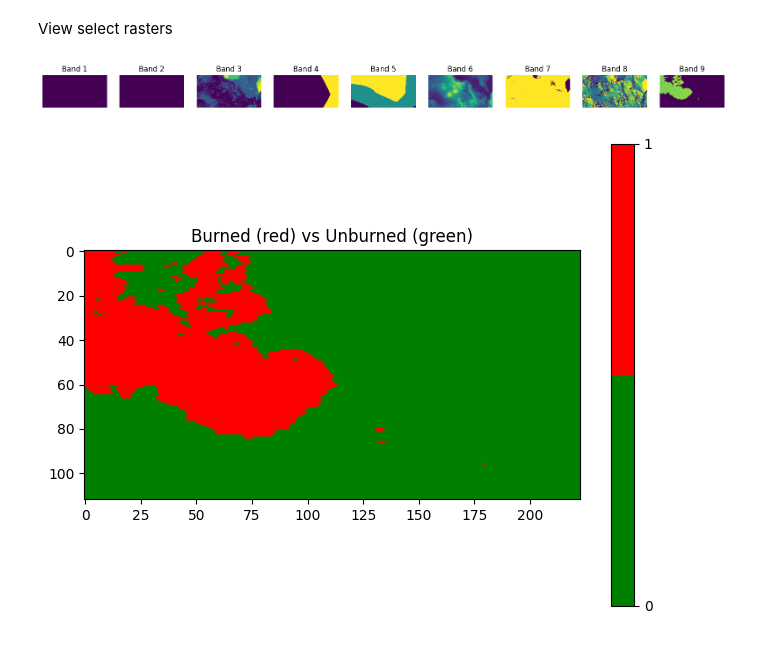
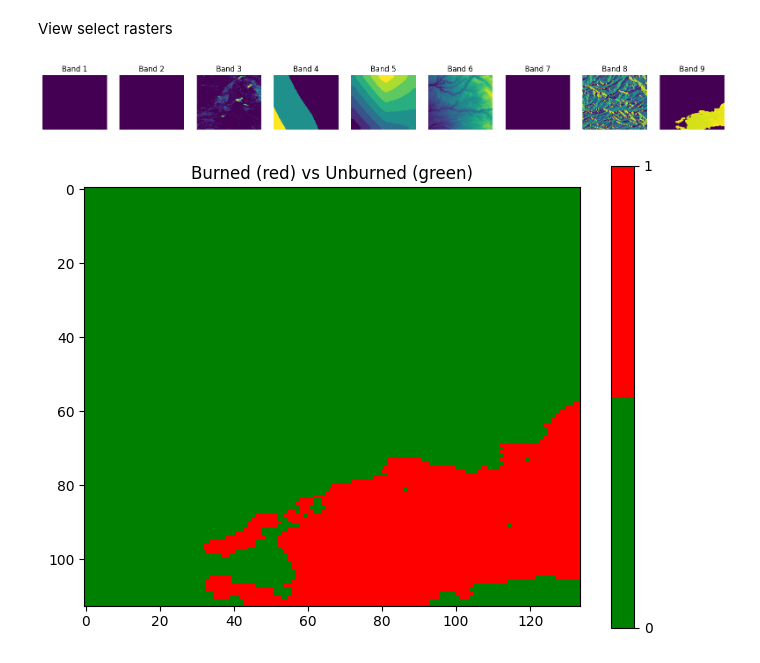
Before and after one commit to johnwaugh1/CS5245-Final-Project, a Jupyter notebook: notebooks/02_data_preprocessing.ipynb, the cells around one changed output. Drawn from its saved outputs; the diff is of its cells as text; code cells hidden in the pictures.

```diff
--- a/notebooks/02_data_preprocessing.ipynb
+++ b/notebooks/02_data_preprocessing.ipynb
@@ -157,20 +140,6 @@ for fire in fires:
     ) as dst:
         dst.write(labels, 1)
 
-    patches, patch_labels = extract_patches(
-        feature_stack,
-        labels,
-        patch_size=64,
-        stride=32,
-        min_burn_frac=0.05
-    )
-
-    outdir = f"../data/processed/{fire}/patches"
-    os.makedirs(outdir, exist_ok=True)
-
-    np.save(f"{outdir}/patches.npy", patches)
-    np.save(f"{outdir}/labels.npy", patch_labels)
-
     print(f"Saved processed data for fire: {fire}")
 # %% [output]
 Processing fire: bootleg_fire
@@ -192,28 +161,28 @@ Saved processed data for fire: thomas_fire
 # %% [markdown]
 View select rasters
 # %%
-feature_tif_path = "../data/processed/bootleg_fire/features.tif"
+feature_tif_path = "../data/processed/caldor_fire/features.tif"
 
 fig, axes = plt.subplots(1, 9, figsize=(20, 4))
 
 with rasterio.open(feature_tif_path) as src:
     for i in range(9):
         band = src.read(i+1)
         axes[i].imshow(band, cmap="viridis")
         axes[i].set_title(f"Band {i+1}")
         axes[i].axis("off")
 
 plt.show()
 
-label_tif_path = "../data/processed/bootleg_fire/labels.tif"
+label_tif_path = "../data/processed/caldor_fire/labels.tif"
 with rasterio.open(label_tif_path) as src:
     labels = src.read(1)
 
 plt.figure(figsize=(8,6))
 plt.imshow(labels, cmap=ListedColormap(["green", "red"]), vmin=0, vmax=1)
 plt.colorbar(ticks=[0,1])
 plt.title("Burned (red) vs Unburned (green)")
 plt.show()
 # %% [output]
-[figure, old version]
+[figure, new version]
-[figure, old version]
+[figure, new version]
```
Also changed, not shown: parts of 2 cells of this notebook, 16 other files.
